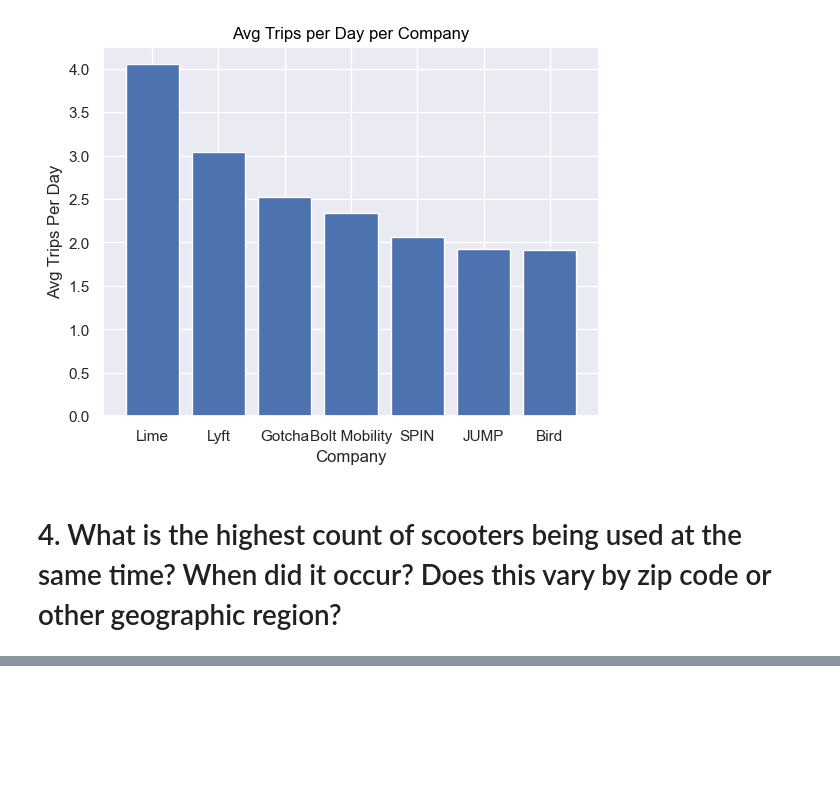
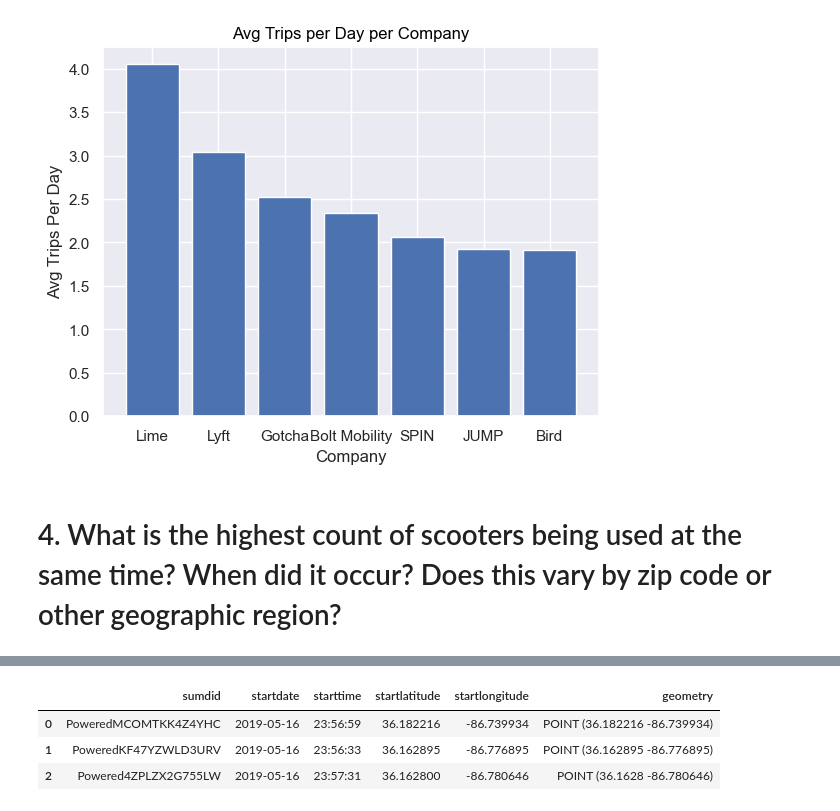
Before and after one commit to NSS-Data-Analytics-Cohort-8/scooter-partner1-whenhugocallsuspythonistas, a Jupyter notebook: notebooks/eda.ipynb, the cells around one changed output, grey strips where cells are left out. Saved outputs shown, nothing was run; the diff lists cells and outputs as text; code cells hidden in the pictures; blank space fills up the shorter version.

```diff
--- a/notebooks/eda.ipynb
+++ b/notebooks/eda.ipynb
@@ -320,0 +351,10 @@ ORDER BY trip_count DESC
+# %%
+y['geometry'] = y.apply(lambda x: Point((x.startlatitude,
+                                                         x.startlongitude)),
+                                        axis=1)
+y.head(3)
+# %% [output]
+|  | sumdid | startdate | starttime | startlatitude | startlongitude | geometry |
+| 0 | PoweredMCOMTKK4Z4YHC | 2019-05-16 | 23:56:59 | 36.182216 | -86.739934 | POINT (36.182216 -86.739934) |
+| 1 | PoweredKF47YZWLD3URV | 2019-05-16 | 23:56:33 | 36.162895 | -86.776895 | POINT (36.162895 -86.776895) |
+| 2 | Powered4ZPLZX2G755LW | 2019-05-16 | 23:57:31 | 36.162800 | -86.780646 | POINT (36.1628 -86.780646) |
```
Also changed, not shown: parts of 8 cells of this notebook.
